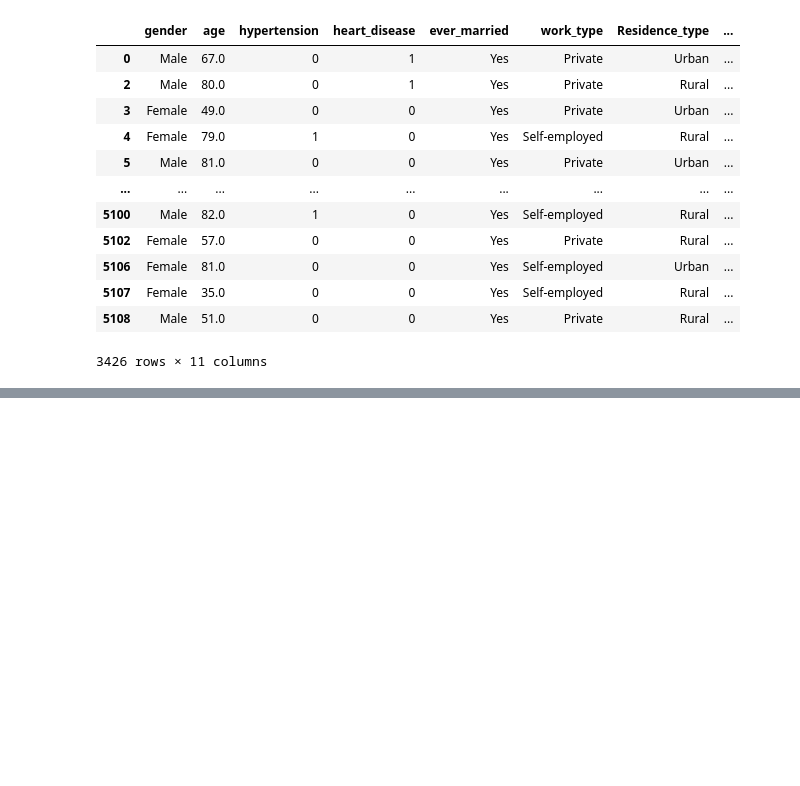
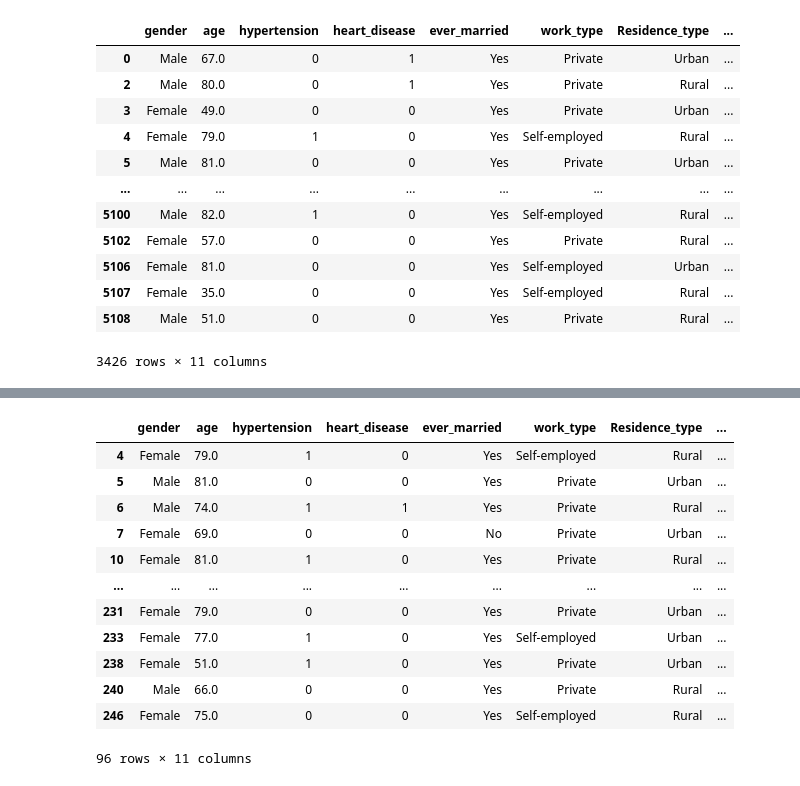
Before and after one commit to jasonarikupurathu/stroke-predictions, a Jupyter notebook: Data-Cleaning-Notebook.ipynb, the cells around one changed output, grey strips where cells are left out. Saved outputs shown, nothing was run; the diff lists cells and outputs as text; code cells hidden in the pictures; blank space fills up the shorter version.

```diff
--- a/Data-Cleaning-Notebook.ipynb
+++ b/Data-Cleaning-Notebook.ipynb
@@ -171,0 +156,16 @@ X_test.to_csv('stroke_test_set.csv')
+# %%
+df.query("(bmi <= 30) & (stroke ==1)")
+# %% [output]
+|  | gender | age | hypertension | heart_disease | ever_married | work_type | Residence_type | ... |
+| 4 | Female | 79.0 | 1 | 0 | Yes | Self-employed | Rural | ... |
+| 5 | Male | 81.0 | 0 | 0 | Yes | Private | Urban | ... |
+| 6 | Male | 74.0 | 1 | 1 | Yes | Private | Rural | ... |
+| 7 | Female | 69.0 | 0 | 0 | No | Private | Urban | ... |
+| 10 | Female | 81.0 | 1 | 0 | Yes | Private | Rural | ... |
+| ... | ... | ... | ... | ... | ... | ... | ... | ... |
+| 231 | Female | 79.0 | 0 | 0 | Yes | Private | Urban | ... |
+| 233 | Female | 77.0 | 1 | 0 | Yes | Self-employed | Urban | ... |
+| 238 | Female | 51.0 | 1 | 0 | Yes | Private | Urban | ... |
+| 240 | Male | 66.0 | 0 | 0 | Yes | Private | Rural | ... |
+| 246 | Female | 75.0 | 0 | 0 | Yes | Self-employed | Rural | ... |
+96 rows × 11 columns
```
Also changed, not shown: parts of 19 cells of this notebook, 4 other files.
